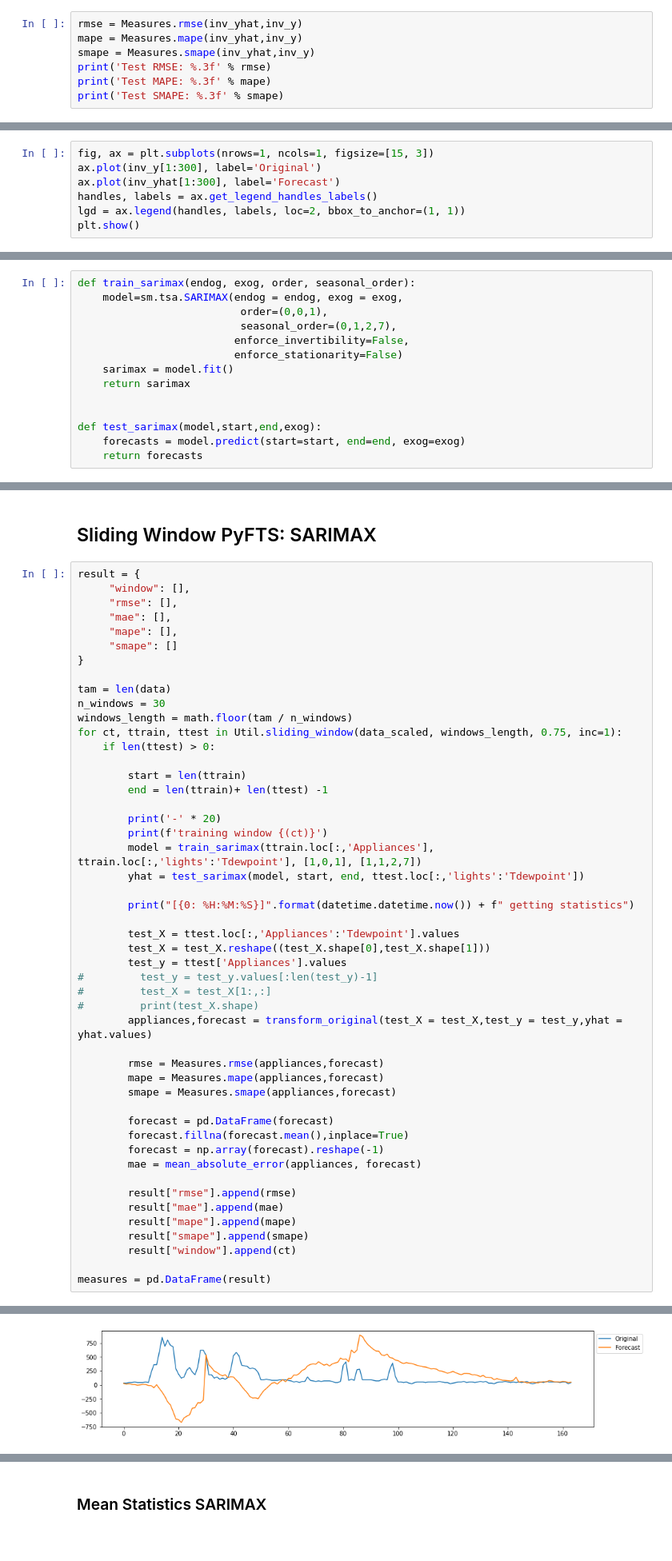
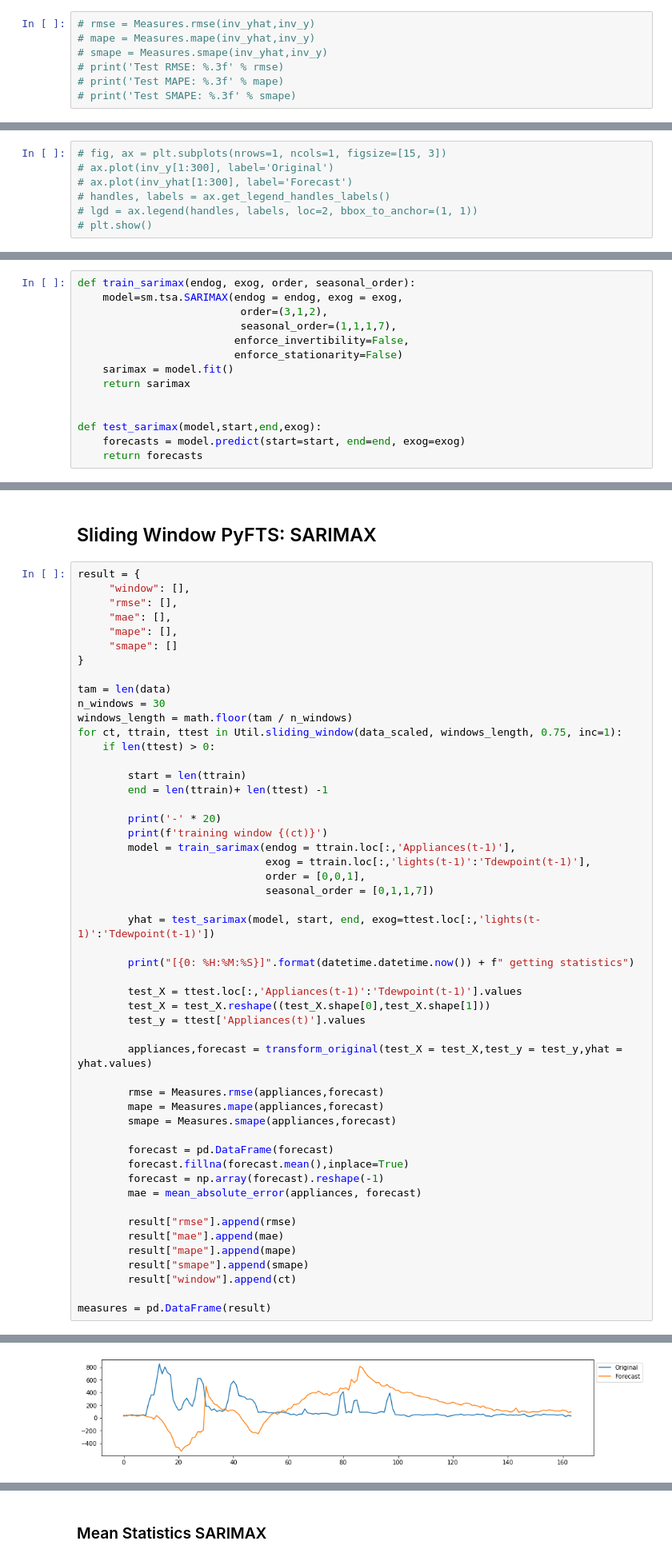
Before and after one commit to MatheusCascalho/Appliance-Energy-Prediction, a Jupyter notebook: notebooks/experimentos_artigo/artigo_appliances/SARIMAX.ipynb, the cells around one changed output, grey strips where cells are left out. Shown: that part at 80% size. Drawn from its saved outputs; the diff is of its cells as text.

Commit message:
Retorna o shift dos dados no notebook dos experimentos do modelo PCA-WMVFTS e ajusta os experimentos da base kaggle. Testa a implementação e coleta dados do SARIMAX

```diff
--- a/notebooks/experimentos_artigo/artigo_appliances/SARIMAX.ipynb
+++ b/notebooks/experimentos_artigo/artigo_appliances/SARIMAX.ipynb
@@ -318,7 +282,7 @@ inv_y = inv_y[:,0]
 # %%
-rmse = Measures.rmse(inv_yhat,inv_y)
-mape = Measures.mape(inv_yhat,inv_y)
-smape = Measures.smape(inv_yhat,inv_y)
-print('Test RMSE: %.3f' % rmse)
-print('Test MAPE: %.3f' % mape)
-print('Test SMAPE: %.3f' % smape)
+# rmse = Measures.rmse(inv_yhat,inv_y)
+# mape = Measures.mape(inv_yhat,inv_y)
+# smape = Measures.smape(inv_yhat,inv_y)
+# print('Test RMSE: %.3f' % rmse)
+# print('Test MAPE: %.3f' % mape)
+# print('Test SMAPE: %.3f' % smape)
@@ -329,7 +289,7 @@ Test SMAPE: 61.853
 # %%
-fig, ax = plt.subplots(nrows=1, ncols=1, figsize=[15, 3])
-ax.plot(inv_y[1:300], label='Original')
-ax.plot(inv_yhat[1:300], label='Forecast')
-handles, labels = ax.get_legend_handles_labels()
-lgd = ax.legend(handles, labels, loc=2, bbox_to_anchor=(1, 1))
-plt.show()
+# fig, ax = plt.subplots(nrows=1, ncols=1, figsize=[15, 3])
+# ax.plot(inv_y[1:300], label='Original')
+# ax.plot(inv_yhat[1:300], label='Forecast')
+# handles, labels = ax.get_legend_handles_labels()
+# lgd = ax.legend(handles, labels, loc=2, bbox_to_anchor=(1, 1))
+# plt.show()
@@ -340,8 +305,8 @@ plt.show()
 # %%
 def train_sarimax(endog, exog, order, seasonal_order):
     model=sm.tsa.SARIMAX(endog = endog, exog = exog,
-                          order=(0,0,1),
-                          seasonal_order=(0,1,2,7),
+                          order=(3,1,2),
+                          seasonal_order=(1,1,1,7),
                          enforce_invertibility=False,
                          enforce_stationarity=False)
     sarimax = model.fit()
@@ -394,17 +359,19 @@ for ct, ttrain, ttest in Util.sliding_window(data_scaled, windows_length, 0.75,
 
         print('-' * 20)
         print(f'training window {(ct)}')
-        model = train_sarimax(ttrain.loc[:,'Appliances'], ttrain.loc[:,'lights':'Tdewpoint'], [1,0,1], [1,1,2,7])
-        yhat = test_sarimax(model, start, end, ttest.loc[:,'lights':'Tdewpoint'])
+        model = train_sarimax(endog = ttrain.loc[:,'Appliances(t-1)'],
+                              exog = ttrain.loc[:,'lights(t-1)':'Tdewpoint(t-1)'],
+                              order = [0,0,1],
+                              seasonal_order = [0,1,1,7])
+
+        yhat = test_sarimax(model, start, end, exog=ttest.loc[:,'lights(t-1)':'Tdewpoint(t-1)'])
 
         print("[{0: %H:%M:%S}]".format(datetime.datetime.now()) + f" getting statistics")
 
-        test_X = ttest.loc[:,'Appliances':'Tdewpoint'].values
+        test_X = ttest.loc[:,'Appliances(t-1)':'Tdewpoint(t-1)'].values
         test_X = test_X.reshape((test_X.shape[0],test_X.shape[1]))
-        test_y = ttest['Appliances'].values
-#         test_y = test_y.values[:len(test_y)-1]
-#         test_X = test_X[1:,:]
-#         print(test_X.shape)
+        test_y = ttest['Appliances(t)'].values
+
         appliances,forecast = transform_original(test_X = test_X,test_y = test_y,yhat = yhat.values)
 
         rmse = Measures.rmse(appliances,forecast)
@@ -438,3 +405,3 @@ training window 1314
-[figure, old version]
+[figure, new version]
 --------------------
 training window 1971
```
Also changed, not shown: parts of 24 cells of this notebook, 7 other files.
